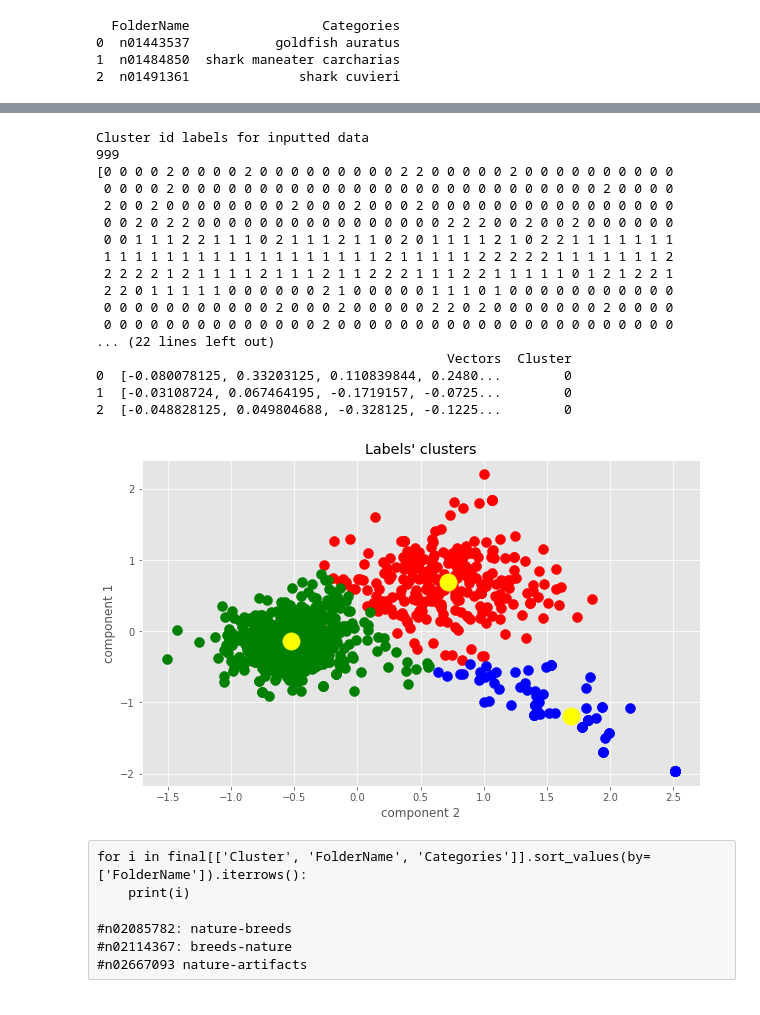
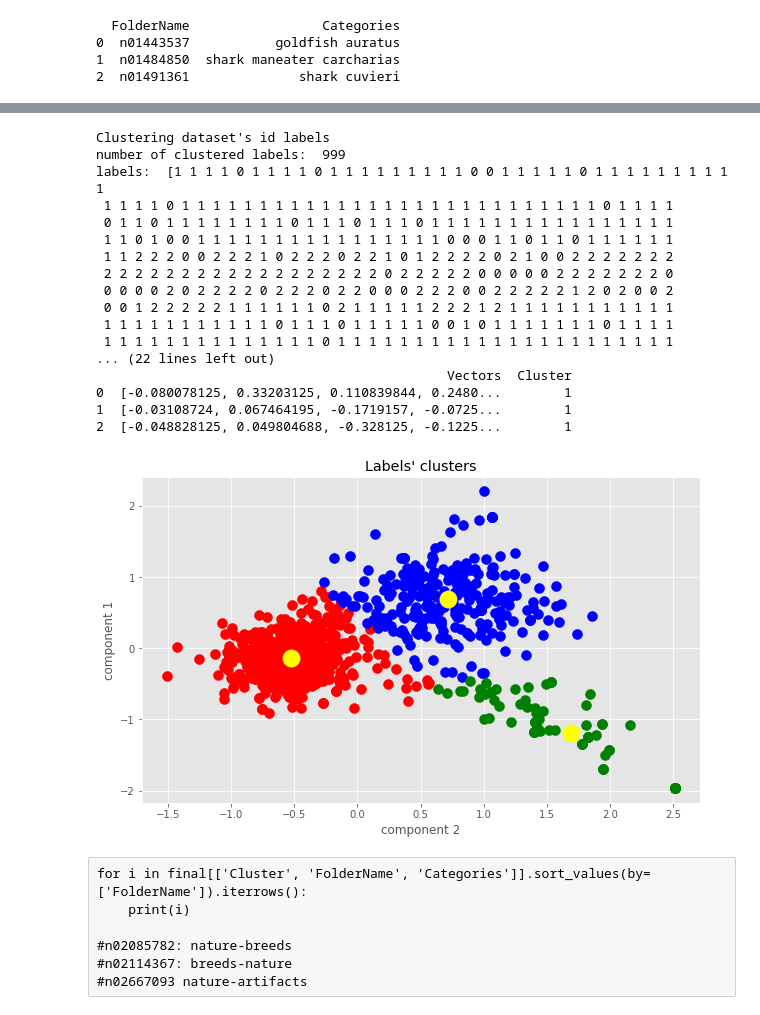
Before and after one commit to piegarroni/domain-specialized-resnets, a Jupyter notebook: notebooks/NLUclustering_word2vec.ipynb, the cells around one changed output, grey strips where cells are left out. Saved outputs shown, nothing was run; the diff lists cells and outputs as text; code cells hidden in the pictures.

Commit message:
adding images

```diff
--- a/notebooks/NLUclustering_word2vec.ipynb
+++ b/notebooks/NLUclustering_word2vec.ipynb
@@ -337,23 +327,23 @@ For n_clusters = 5 The average silhouette_score is : 0.42221007645188624
 [figure]
 # %%
 # Cluster the data and visualize the clusters
-plt.style.use('ggplot')
-plt.figure(figsize=(10, 6))
 
-
+kmeans2 = cluster.KMeans(n_clusters=3) # define KMeans model to reduced data
 y_kmeans = kmeans2.fit_predict(df_pca)
 labels = kmeans2.labels_
 centroids = kmeans2.cluster_centers_
 
-print("Cluster id labels for inputted data")
-print(len(labels))
-print(labels)
-labels = pd.Series(labels, name="Cluster")
+print("Clustering dataset's id labels")
+print("number of clustered labels: ", len(labels))
+print("labels: ", labels)
+
+domains = pd.Series(labels, name="Cluster")
 
 
-final = pd.concat([categ2, labels], axis=1)
+final = pd.concat([categ2, domains], axis=1)  # concatenating the domain to the dataset
+print(final[:3])
 
-print(final[:3])
+plt.figure(figsize=(10, 6))
 
 plt.scatter(
     df_pca[y_kmeans == 0, 0],
@@ -380,49 +370,49 @@ plt.scatter(
     df_pca[y_kmeans == 3, 0],
     df_pca[y_kmeans == 3, 1],
     s=100,
     c="cyan",
     label="Cluster 4",
 )
 plt.scatter(
     df_pca[y_kmeans == 4, 0],
     df_pca[y_kmeans == 4, 1],
     s=100,
     c="brown",
     label="Cluster 5",
 )
 
 # Plot the centroid. This time we're going to use the cluster centres  #attribute that returns here the coordinates of the centroid.
 plt.scatter(
     kmeans2.cluster_centers_[:, 0],
     kmeans2.cluster_centers_[:, 1],
     s=300,
     c="yellow",
     label="Centroids",
 )
 plt.title("Labels' clusters")
 
 plt.ylabel("component 1")
 plt.xlabel("component 2")
 plt.show()
 # %% [output]
-Cluster id labels for inputted data
-999
-[0 0 0 0 2 0 0 0 0 2 0 0 0 0 0 0 0 0 0 2 2 0 0 0 0 0 2 0 0 0 0 0 0 0 0 0 0
- 0 0 0 0 2 0 0 0 0 0 0 0 0 0 0 0 0 0 0 0 0 0 0 0 0 0 0 0 0 0 0 0 2 0 0 0 0
- 2 0 0 2 0 0 0 0 0 0 0 0 2 0 0 0 2 0 0 0 2 0 0 0 0 0 0 0 0 0 0 0 0 0 0 0 0
- 0 0 2 0 2 2 0 0 0 0 0 0 0 0 0 0 0 0 0 0 0 0 2 2 2 0 0 2 0 0 2 0 0 0 0 0 0
- 0 0 1 1 1 2 2 1 1 1 0 2 1 1 1 2 1 1 0 2 0 1 1 1 1 2 1 0 2 2 1 1 1 1 1 1 1
- 1 1 1 1 1 1 1 1 1 1 1 1 1 1 1 1 1 1 2 1 1 1 1 1 2 2 2 2 2 1 1 1 1 1 1 1 2
- 2 2 2 2 1 2 1 1 1 1 2 1 1 1 2 1 1 2 2 2 1 1 1 2 2 1 1 1 1 1 0 1 2 1 2 2 1
- 2 2 0 1 1 1 1 1 0 0 0 0 0 0 2 1 0 0 0 0 0 1 1 1 0 1 0 0 0 0 0 0 0 0 0 0 0
- 0 0 0 0 0 0 0 0 0 0 0 2 0 0 0 2 0 0 0 0 0 2 2 0 2 0 0 0 0 0 0 0 2 0 0 0 0
- 0 0 0 0 0 0 0 0 0 0 0 0 0 0 2 0 0 0 0 0 0 0 0 0 0 0 0 0 0 0 0 0 0 0 0 0 0
+Clustering dataset's id labels
+number of clustered labels:  999
+labels:  [1 1 1 1 0 1 1 1 1 0 1 1 1 1 1 1 1 1 1 0 0 1 1 1 1 1 0 1 1 1 1 1 1 1 1 1 1
+ 1 1 1 1 0 1 1 1 1 1 1 1 1 1 1 1 1 1 1 1 1 1 1 1 1 1 1 1 1 1 1 1 0 1 1 1 1
+ 0 1 1 0 1 1 1 1 1 1 1 1 0 1 1 1 0 1 1 1 0 1 1 1 1 1 1 1 1 1 1 1 1 1 1 1 1
+ 1 1 0 1 0 0 1 1 1 1 1 1 1 1 1 1 1 1 1 1 1 1 0 0 0 1 1 0 1 1 0 1 1 1 1 1 1
+ 1 1 2 2 2 0 0 2 2 2 1 0 2 2 2 0 2 2 1 0 1 2 2 2 2 0 2 1 0 0 2 2 2 2 2 2 2
+ 2 2 2 2 2 2 2 2 2 2 2 2 2 2 2 2 2 2 0 2 2 2 2 2 0 0 0 0 0 2 2 2 2 2 2 2 0
+ 0 0 0 0 2 0 2 2 2 2 0 2 2 2 0 2 2 0 0 0 2 2 2 0 0 2 2 2 2 2 1 2 0 2 0 0 2
+ 0 0 1 2 2 2 2 2 1 1 1 1 1 1 0 2 1 1 1 1 1 2 2 2 1 2 1 1 1 1 1 1 1 1 1 1 1
+ 1 1 1 1 1 1 1 1 1 1 1 0 1 1 1 0 1 1 1 1 1 0 0 1 0 1 1 1 1 1 1 1 0 1 1 1 1
+ 1 1 1 1 1 1 1 1 1 1 1 1 1 1 0 1 1 1 1 1 1 1 1 1 1 1 1 1 1 1 1 1 1 1 1 1 1
 ... (22 lines left out)
                                              Vectors  Cluster
-0  [-0.080078125, 0.33203125, 0.110839844, 0.2480...        0
-1  [-0.03108724, 0.067464195, -0.1719157, -0.0725...        0
-2  [-0.048828125, 0.049804688, -0.328125, -0.1225...        0
+0  [-0.080078125, 0.33203125, 0.110839844, 0.2480...        1
+1  [-0.03108724, 0.067464195, -0.1719157, -0.0725...        1
+2  [-0.048828125, 0.049804688, -0.328125, -0.1225...        1
-[figure, old version]
+[figure, new version]
 # %% [raw]
 for i in final[['Cluster', 'FolderName', 'Categories']].sort_values(by=['FolderName']).iterrows():
     print(i)
```
Also changed, not shown: parts of 12 cells of this notebook, 13 other files.
